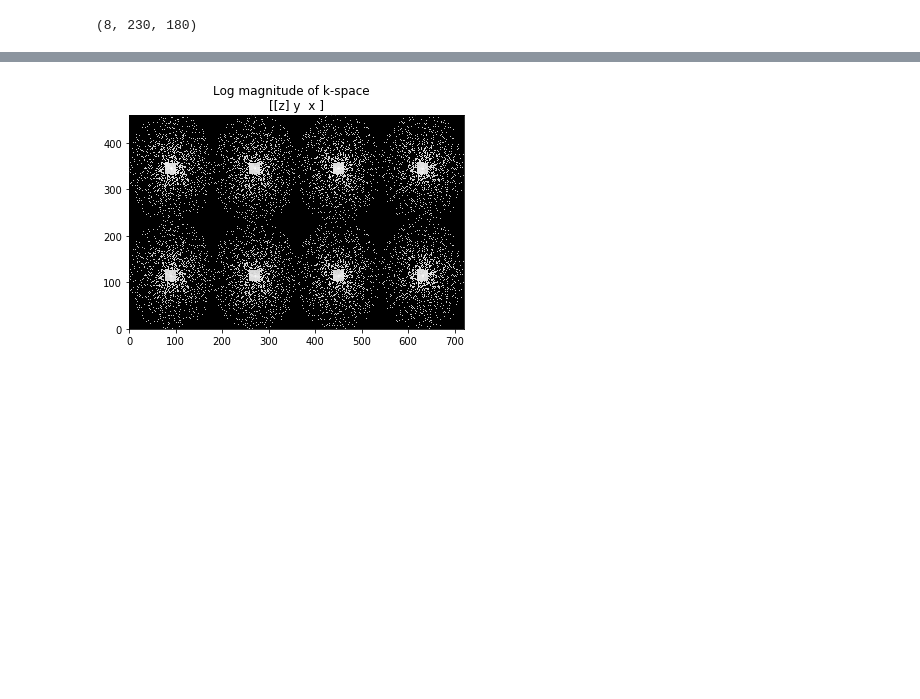
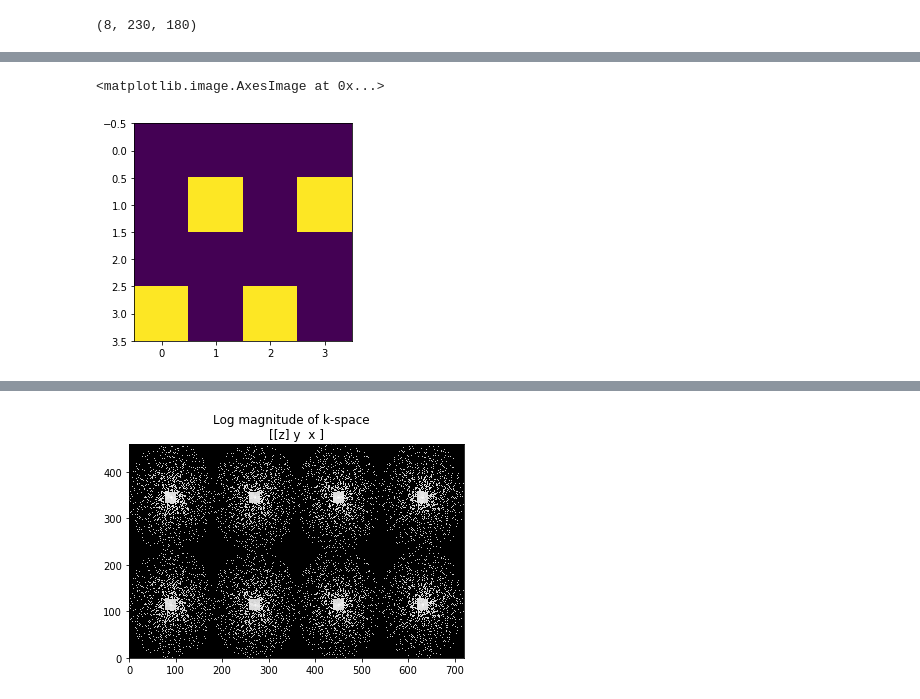
Before and after one commit to AhmadSJ/SENSE-and-CAIPIRINHA-in-Python, a Jupyter notebook: SENSE/ReconDevelopment_Nikos-CAIPI.ipynb, the cells around one changed output, grey strips where cells are left out. Drawn from its saved outputs; the diff is of its cells as text; code cells hidden in the pictures; blank space fills up the shorter version.

```diff
--- a/SENSE/ReconDevelopment_Nikos-CAIPI.ipynb
+++ b/SENSE/ReconDevelopment_Nikos-CAIPI.ipynb
@@ -43,0 +68,7 @@ data_complex[6].shape
+# %%
+p = np.zeros((4,4))
+p[1,1]=1;p[1,3]=1;p[3,0]=1;p[3,2]=1
+plt.imshow(p)
+# %% [output]
+<matplotlib.image.AxesImage at 0x...>
+[figure, added]
```
Also changed, not shown: parts of 91 cells of this notebook, 2 other files.
